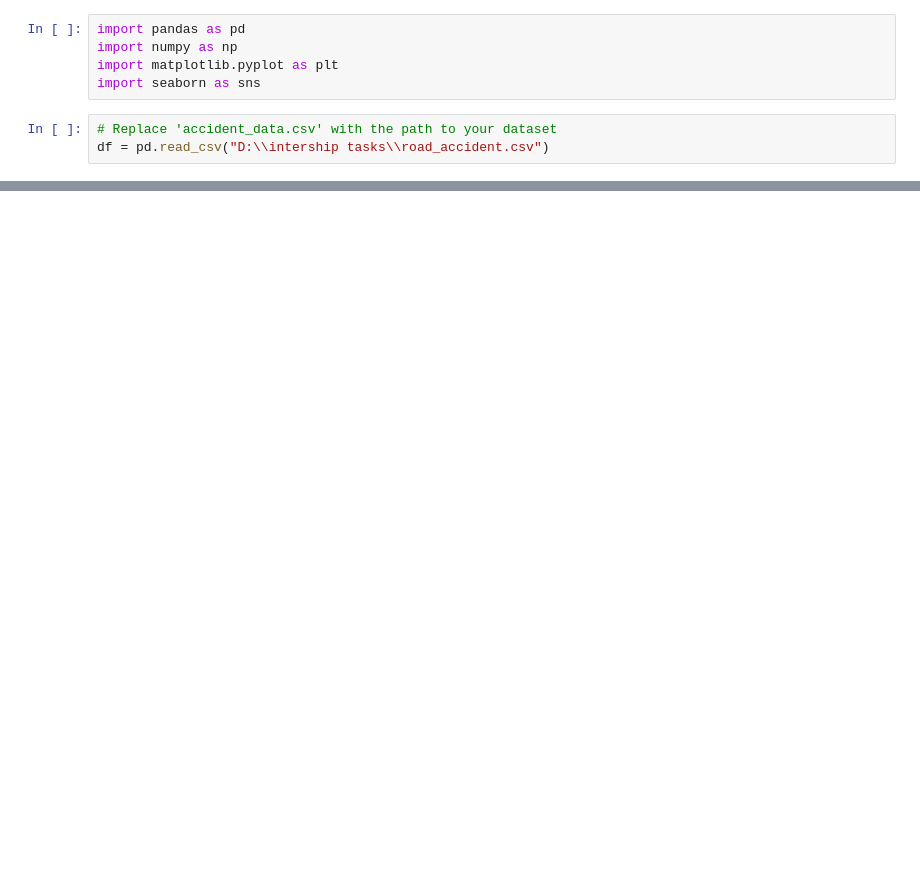
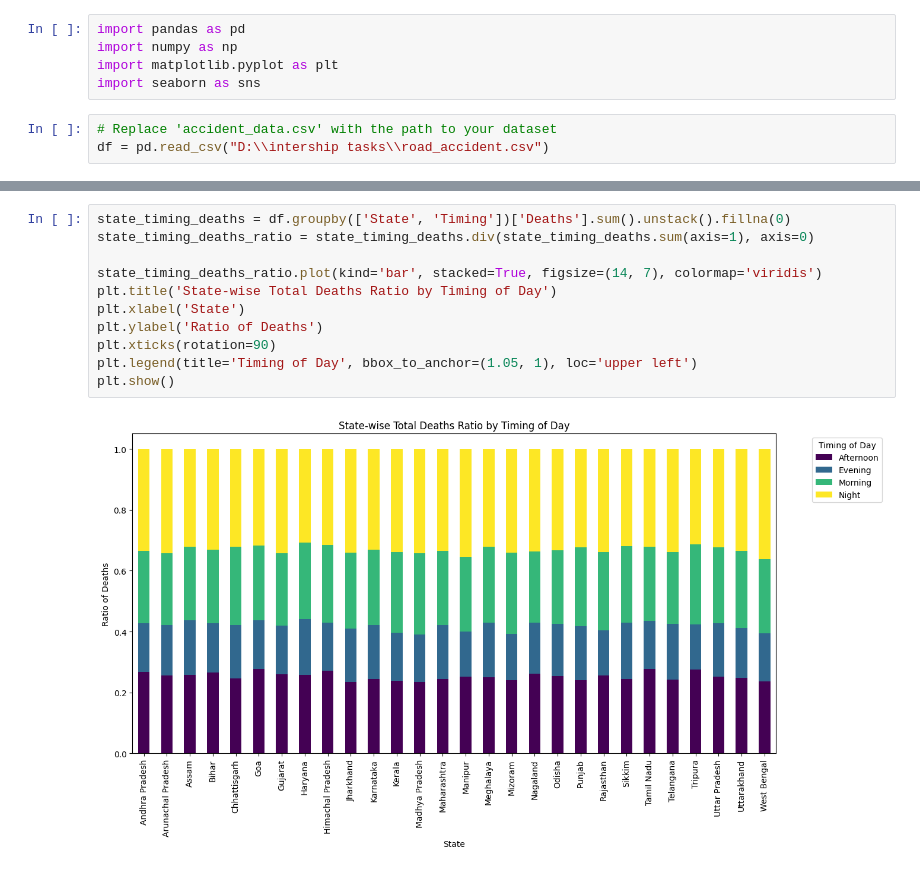
Before and after one commit to vaidehii203/PRODIGY_DS_05, a Jupyter notebook: Ds task 5.ipynb, the cells around one changed output, grey strips where cells are left out. Cells and saved outputs as stored; diff of their text form; blank space fills up the shorter version.

```diff
--- a/Ds task 5.ipynb
+++ b/Ds task 5.ipynb
@@ -100,0 +130,13 @@ Passing `palette` without assigning `hue` is deprecated and will be removed in v
+# %%
+state_timing_deaths = df.groupby(['State', 'Timing'])['Deaths'].sum().unstack().fillna(0)
+state_timing_deaths_ratio = state_timing_deaths.div(state_timing_deaths.sum(axis=1), axis=0)
+
+state_timing_deaths_ratio.plot(kind='bar', stacked=True, figsize=(14, 7), colormap='viridis')
+plt.title('State-wise Total Deaths Ratio by Timing of Day')
+plt.xlabel('State')
+plt.ylabel('Ratio of Deaths')
+plt.xticks(rotation=90)
+plt.legend(title='Timing of Day', bbox_to_anchor=(1.05, 1), loc='upper left')
+plt.show()
+# %% [output]
+[figure, added]
```
Also changed, not shown: parts of 6 cells of this notebook.
